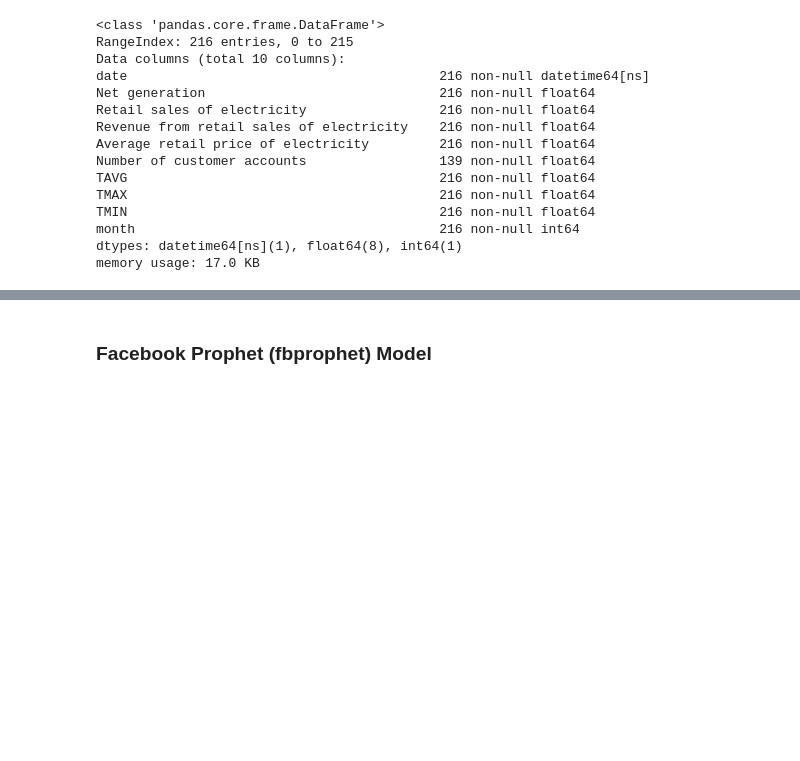
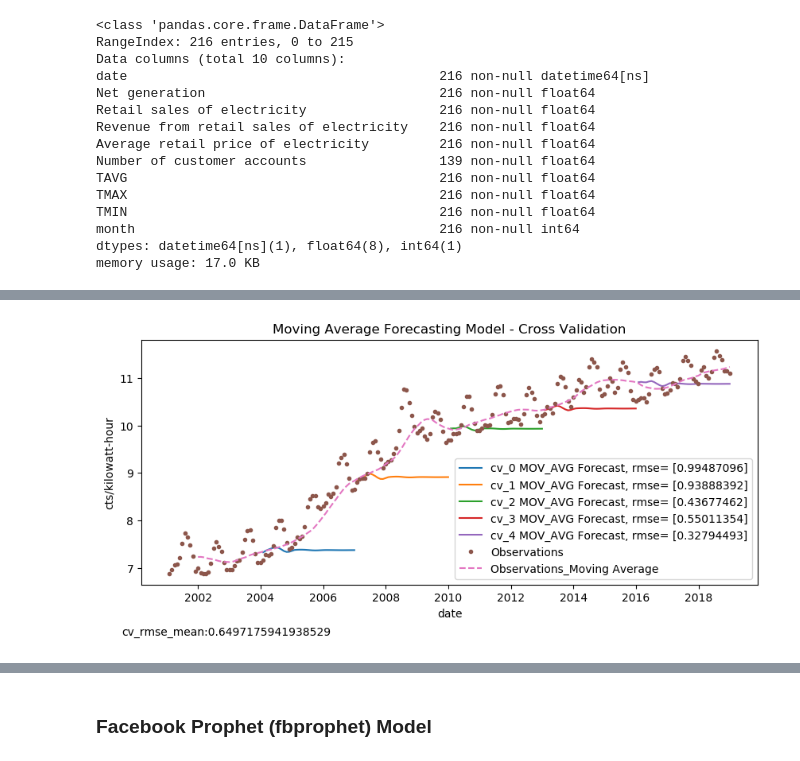
Before and after one commit to megiza/First_CapstoneProject, a Jupyter notebook: Project1_Part4.ipynb, the cells around one changed output, grey strips where cells are left out. Cells and saved outputs as stored; diff of their text form; code cells hidden in the pictures; blank space fills up the shorter version.

```diff
--- a/Project1_Part4.ipynb
+++ b/Project1_Part4.ipynb
@@ -186,9 +193,0 @@ X = df_monthly_US.drop(variable, axis=1).values
-# %%
-#Split data
-from sklearn.model_selection import TimeSeriesSplit
-tscv = TimeSeriesSplit(n_splits=5)
-for train_index, test_index in tscv.split(X):
-   # print("TRAIN:", train_index, "TEST:", test_index)
-    X_train, X_test = X[train_index], X[test_index]
-    y_train, y_test = y[train_index], y[test_index]
-    print(y_train.shape)
@@ -200,0 +266,72 @@ for train_index, test_index in tscv.split(X):
+# %%
+#Cross Validation
+df_data=df_monthly_US.copy()
+df_train=pd.DataFrame()
+df_test=pd.DataFrame()
+idx_cv=0
+cv=np.empty(shape=(5,1))
+tscv = TimeSeriesSplit(n_splits=5)
+window=12
+
+#Format the size of the figure/plot
+width=10
+height=4
+plt.rcParams['figure.figsize'] = [width, height]
+
+for train_index, test_index in tscv.split(df_data.index):
+
+
+    df_train=df_data.iloc[train_index,slice(None)].set_index('date')
+    df_test=df_data.iloc[test_index,slice(None)].set_index('date')
+
+    #Getting Variables of interest for moving average (trend estimation)
+    ts_y_train=df_train[variable]
+    ts_y_test=df_test[variable]
+
+
+    moving_avg_data=ts_y_train.copy()
+    ts_y_hat_avg=ts_y_test.copy()
+
+
+    #'fit the model'
+    ts_moving_avg=ts_y_train.rolling(window).mean()
+
+    #predict
+    for i in ts_y_hat_avg.index :
+        ts_y_hat_avg.loc[i]=moving_avg_data.rolling(window).mean().iloc[-1]
+        moving_avg_data.loc[i]=ts_y_hat_avg.loc[i]
+
+
+    #Model assesment
+    #Taking the square root of mean_squared_log_error
+    mslogerror=np.sqrt(mean_squared_log_error( ts_y_test.values, ts_y_hat_avg))
+    #Taking the square root of mean_squared_error
+    mserror=np.sqrt(mean_squared_error(ts_y_test.values, ts_y_hat_avg))
+
+
+    cv[idx_cv]=mserror
+
+    #Plotting cross_validation moving average forecast
+    plt.plot(ts_y_hat_avg, label=( 'cv_'+str(idx_cv)+ ' MOV_AVG Forecast, rmse= '+str(cv[idx_cv])))
+
+    idx_cv+=1
+
+
+#Plotting data
+plt.plot(ts_y_train.append(ts_y_test), marker='.', linestyle='none', label='Observations')
+plt.plot(ts_y_train.append(ts_y_test).rolling(window).mean(), label='Observations_Moving Average', linestyle='dashed')
+plt.xlabel('date')
+plt.ylabel('cts/kilowatt-hour')
+plt.legend(loc='best', fontsize=10)
+plt.title('Moving Average Forecasting Model - Cross Validation')
+plt.figtext(0.1, -0.05,
+            'cv_rmse_mean:'+str(cv.mean()),
+            horizontalalignment='left',
+            fontsize=10)
+plt.savefig('img_part4/moving_average_cv.png', bbox_inches = "tight")
+plt.show()
+plt.rcdefaults() #restore plot default values
+
+print('cv_rmse.mean(): ',cv.mean())
+# %% [output]
+[figure, added]
```
Also changed, not shown: parts of 42 cells of this notebook, 5 other files.
